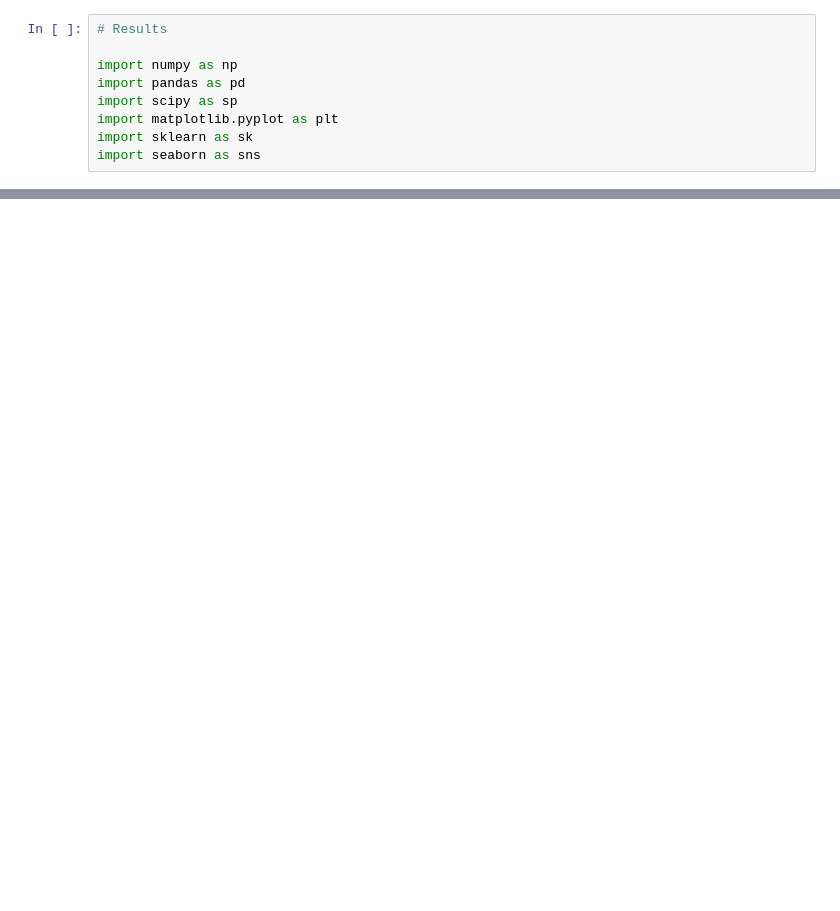
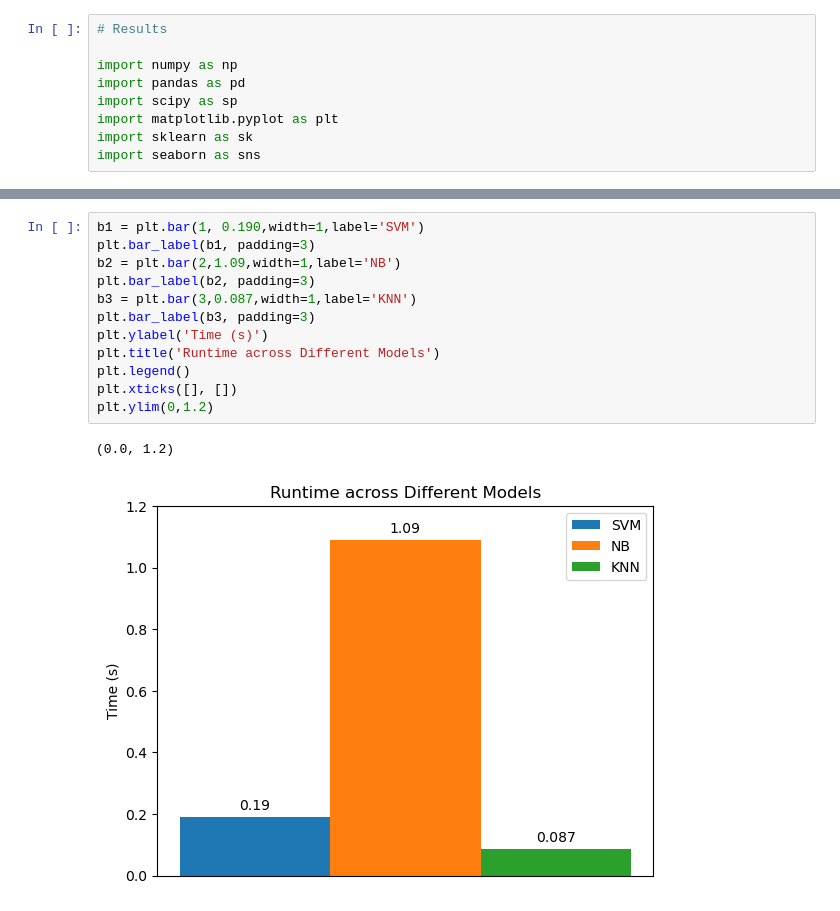
Before and after one commit to yuxinl915/02620_GRP8, a Jupyter notebook: results.ipynb, the cells around one changed output, grey strips where cells are left out. Cells and saved outputs as stored; diff of their text form; blank space fills up the shorter version.

```diff
--- a/results.ipynb
+++ b/results.ipynb
@@ -55,0 +54,15 @@ Text(0.5, 1.0, 'Runtime across Different Models')
+# %%
+b1 = plt.bar(1, 0.190,width=1,label='SVM')
+plt.bar_label(b1, padding=3)
+b2 = plt.bar(2,1.09,width=1,label='NB')
+plt.bar_label(b2, padding=3)
+b3 = plt.bar(3,0.087,width=1,label='KNN')
+plt.bar_label(b3, padding=3)
+plt.ylabel('Time (s)')
+plt.title('Runtime across Different Models')
+plt.legend()
+plt.xticks([], [])
+plt.ylim(0,1.2)
+# %% [output]
+(0.0, 1.2)
+[figure, added]
```
Also changed, not shown: parts of 5 cells of this notebook.
